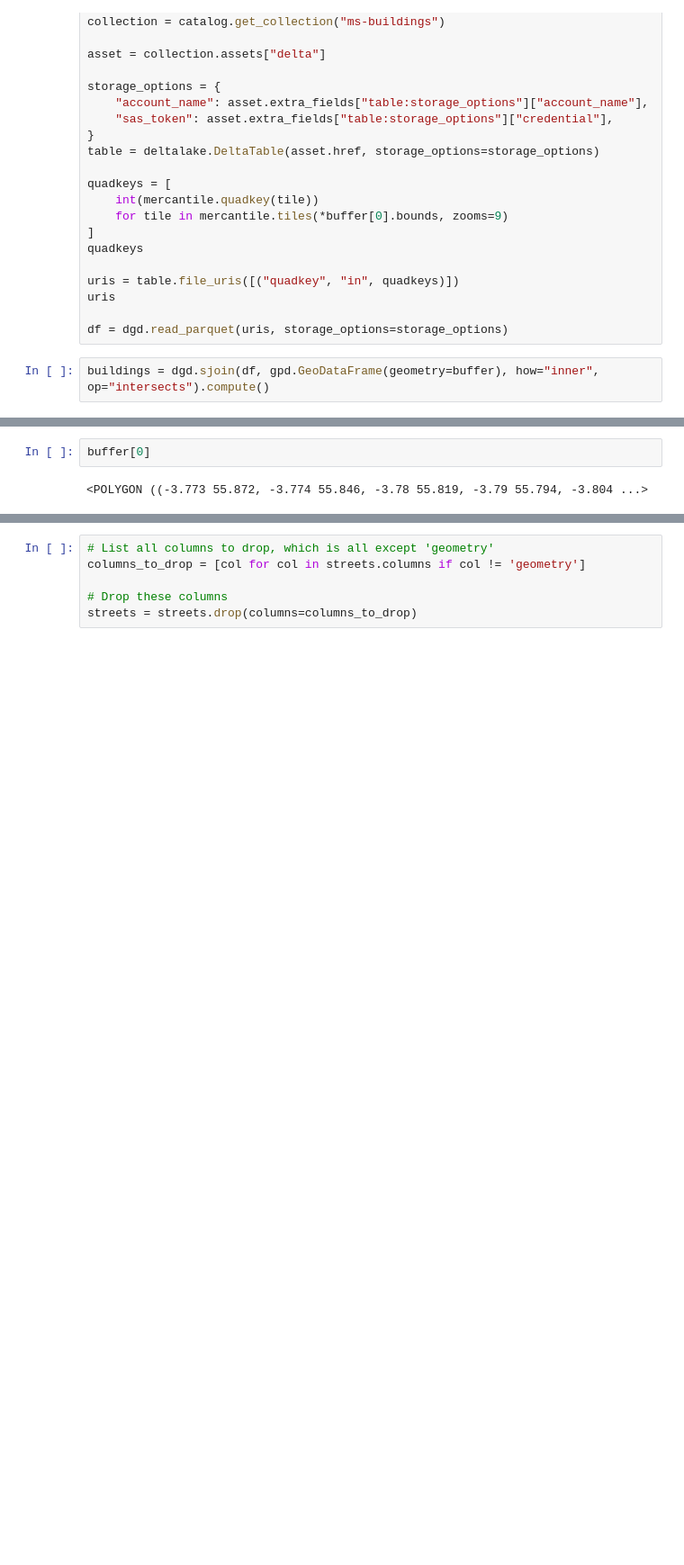
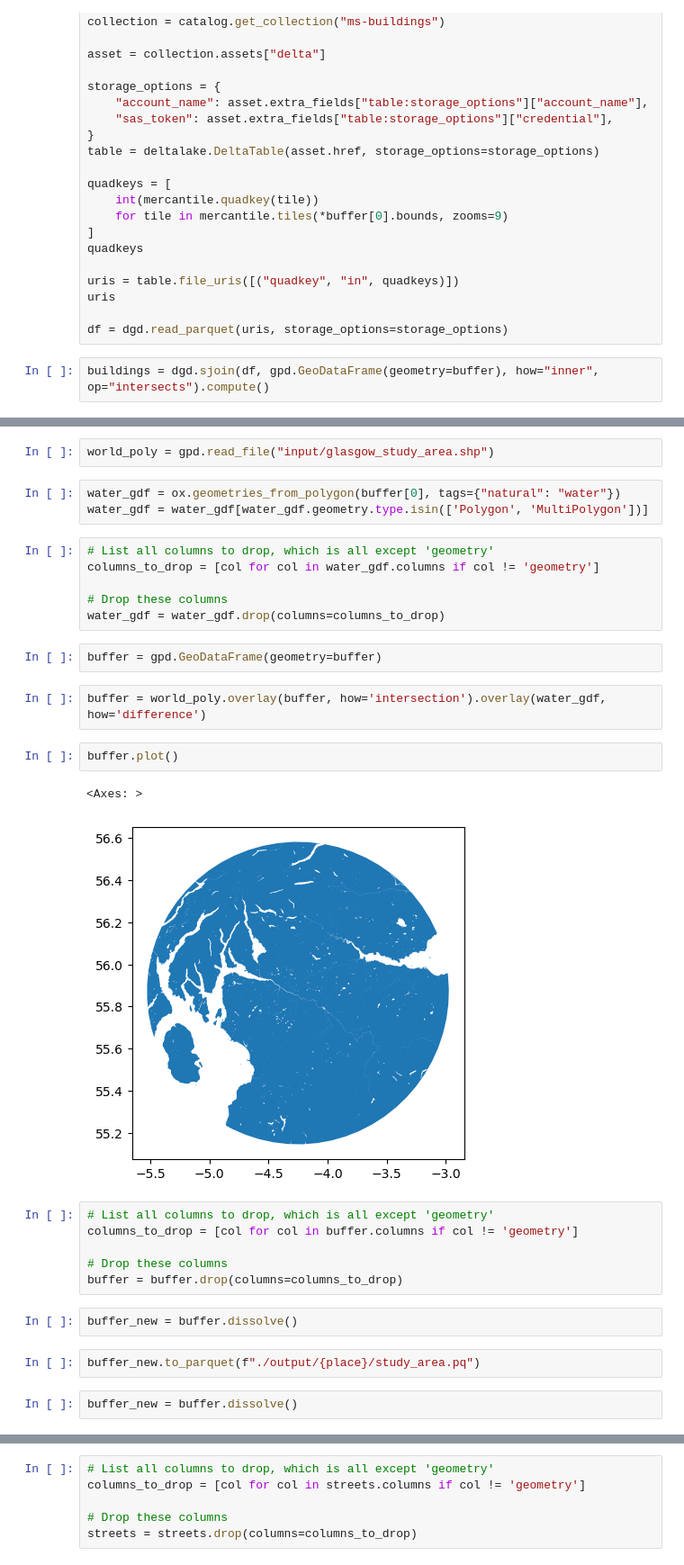
Before and after one commit to virgilxw/Morphology_model_v1, a Jupyter notebook: 0_downloading_data.ipynb, the cells around one changed output, grey strips where cells are left out. Shown at 90% size. Saved outputs shown, nothing was run; the diff lists cells and outputs as text; blank space fills up the shorter version.

```diff
--- a/0_downloading_data.ipynb
+++ b/0_downloading_data.ipynb
@@ -217,5 +232,33 @@ buildings.to_parquet('output/building_footprints/glasgow_buildings_50km.pq', ind
+# %%
+world_poly = gpd.read_file("input/glasgow_study_area.shp")
+# %%
+water_gdf = ox.geometries_from_polygon(buffer[0], tags={"natural": "water"})
+water_gdf = water_gdf[water_gdf.geometry.type.isin(['Polygon', 'MultiPolygon'])]
+# %%
+# List all columns to drop, which is all except 'geometry'
+columns_to_drop = [col for col in water_gdf.columns if col != 'geometry']
+
+# Drop these columns
+water_gdf = water_gdf.drop(columns=columns_to_drop)
+# %%
+buffer = gpd.GeoDataFrame(geometry=buffer)
+# %%
+buffer = world_poly.overlay(buffer, how='intersection').overlay(water_gdf, how='difference')
 # %%
-buffer[0]
+buffer.plot()
 # %% [output]
-<POLYGON ((-3.773 55.872, -3.774 55.846, -3.78 55.819, -3.79 55.794, -3.804 ...>
+<Axes: >
+[figure, added]
+# %%
+# List all columns to drop, which is all except 'geometry'
+columns_to_drop = [col for col in buffer.columns if col != 'geometry']
+
+# Drop these columns
+buffer = buffer.drop(columns=columns_to_drop)
+# %%
+buffer_new = buffer.dissolve()
+# %%
+buffer_new.to_parquet(f"./output/{place}/study_area.pq")
+# %%
+buffer_new = buffer.dissolve()
 # %%
```
Also changed, not shown: parts of 16 cells of this notebook, 4 other files.
